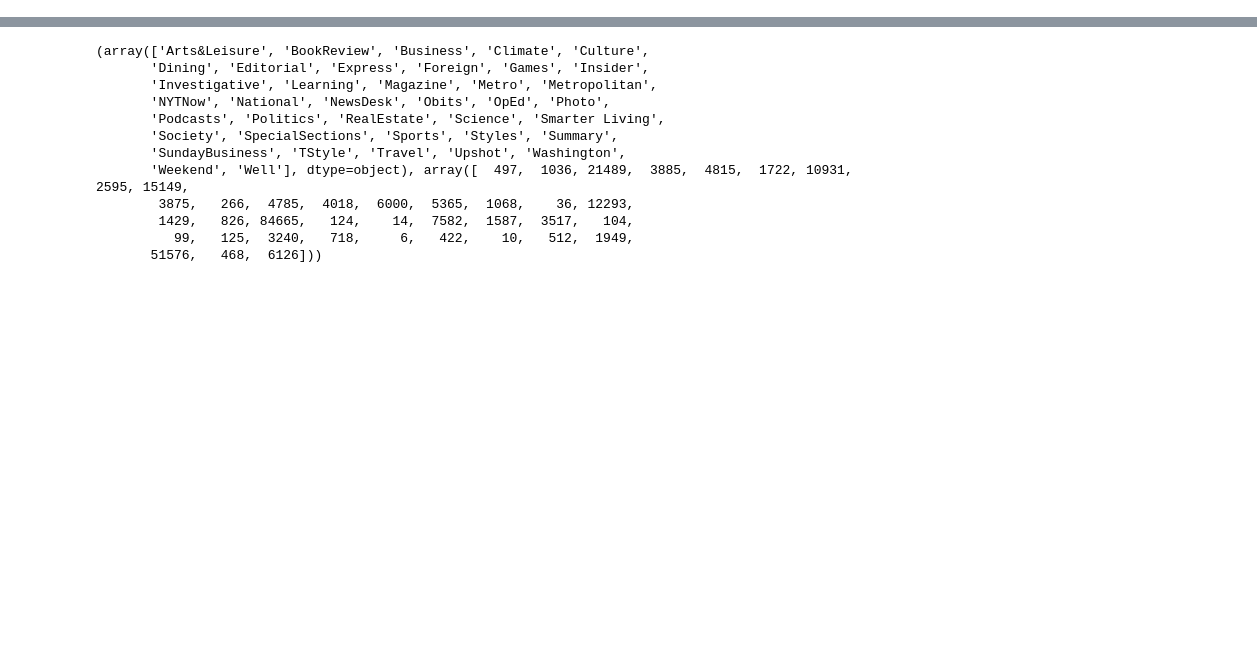
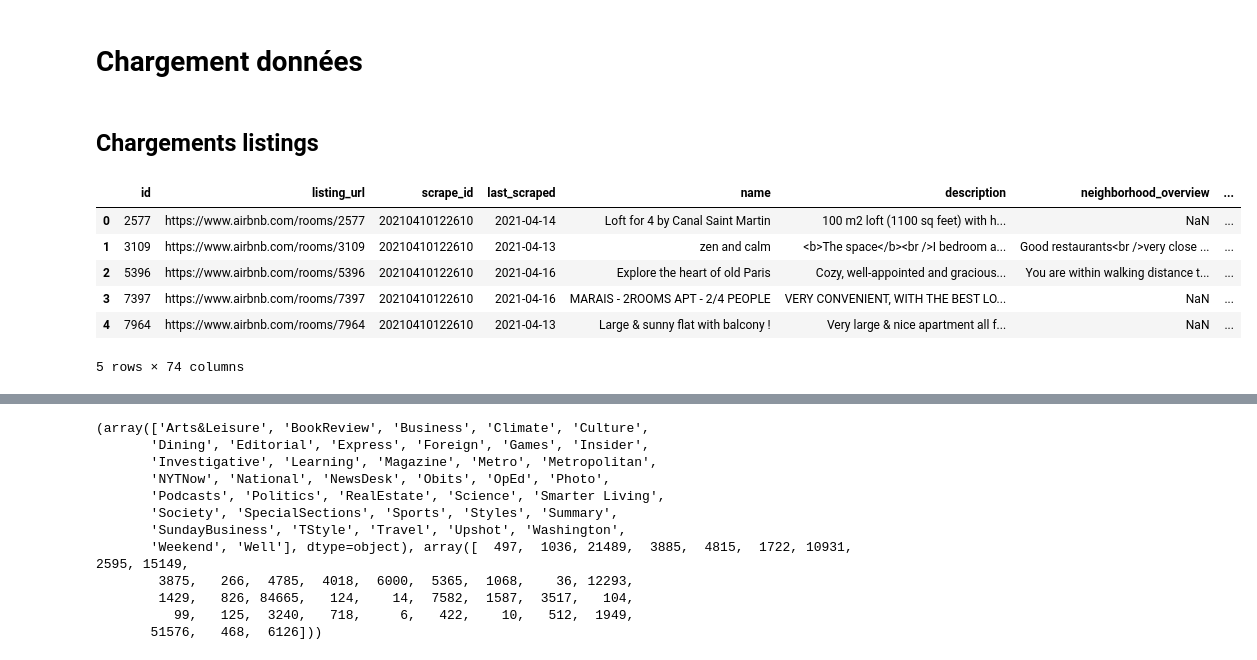
Before and after one commit to clement2323/nlp_studies, a Jupyter notebook: projet LDA/main_Clem.ipynb, the cells around one changed output, grey strips where cells are left out. Cells and saved outputs as stored; diff of their text form; code cells hidden in the pictures; blank space fills up the shorter version.

Commit message:
initialisation funathon LDA

```diff
--- a/projet LDA/main_Clem.ipynb
+++ b/projet LDA/main_Clem.ipynb
@@ -29,0 +47,2 @@ warnings.filterwarnings("ignore")
+# %% [markdown]
+# Chargement données
@@ -29,0 +55,22 @@ warnings.filterwarnings("ignore")
+# %% [markdown]
+## Chargements  listings
+# %%
+fs.get('projet-funathon/diffusion/data/paris/2021-04-10/listings.csv.gz', 'listings.csv.gz')
+listings_paris = pd.read_csv('listings.csv.gz',compression='gzip')
+
+fs.get('projet-funathon/diffusion/data/bordeaux/2021-04-18/listings.csv.gz', 'listings.csv.gz')
+listings_lyon = pd.read_csv('listings.csv.gz',compression='gzip')
+
+fs.get('projet-funathon/diffusion/data/lyon/2021-04-18/listings.csv.gz', 'listings.csv.gz')
+listings_bordeaux = pd.read_csv('listings.csv.gz',compression='gzip')
+# %%
+listings_paris['picture_url'][1]
+listings_paris.head()
+# %% [output]
+|  | id | listing_url | scrape_id | last_scraped | name | description | neighborhood_overview | ... |
+| 0 | 2577 | https://www.airbnb.com/rooms/2577 | 20210410122610 | 2021-04-14 | Loft for 4 by Canal Saint Martin | 100 m2 loft (1100 sq feet) with h... | NaN | ... |
+| 1 | 3109 | https://www.airbnb.com/rooms/3109 | 20210410122610 | 2021-04-13 | zen and calm | <b>The space</b><br />I bedroom a... | Good restaurants<br />very close ... | ... |
+| 2 | 5396 | https://www.airbnb.com/rooms/5396 | 20210410122610 | 2021-04-16 | Explore the heart of old Paris | Cozy, well-appointed and gracious... | You are within walking distance t... | ... |
+| 3 | 7397 | https://www.airbnb.com/rooms/7397 | 20210410122610 | 2021-04-16 | MARAIS - 2ROOMS APT - 2/4 PEOPLE | VERY CONVENIENT, WITH THE BEST LO... | NaN | ... |
+| 4 | 7964 | https://www.airbnb.com/rooms/7964 | 20210410122610 | 2021-04-13 | Large & sunny flat with balcony ! | Very large & nice apartment all f... | NaN | ... |
+5 rows × 74 columns
```
Also changed, not shown: parts of 13 cells of this notebook.
